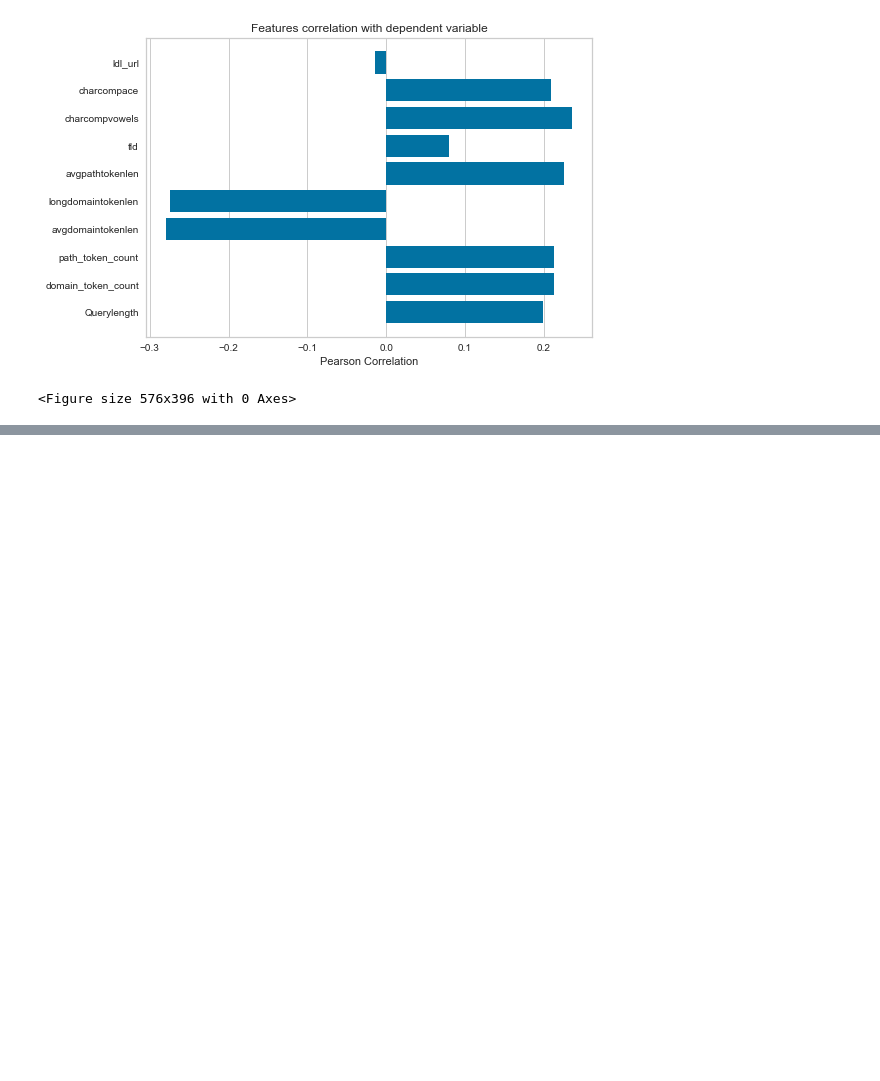
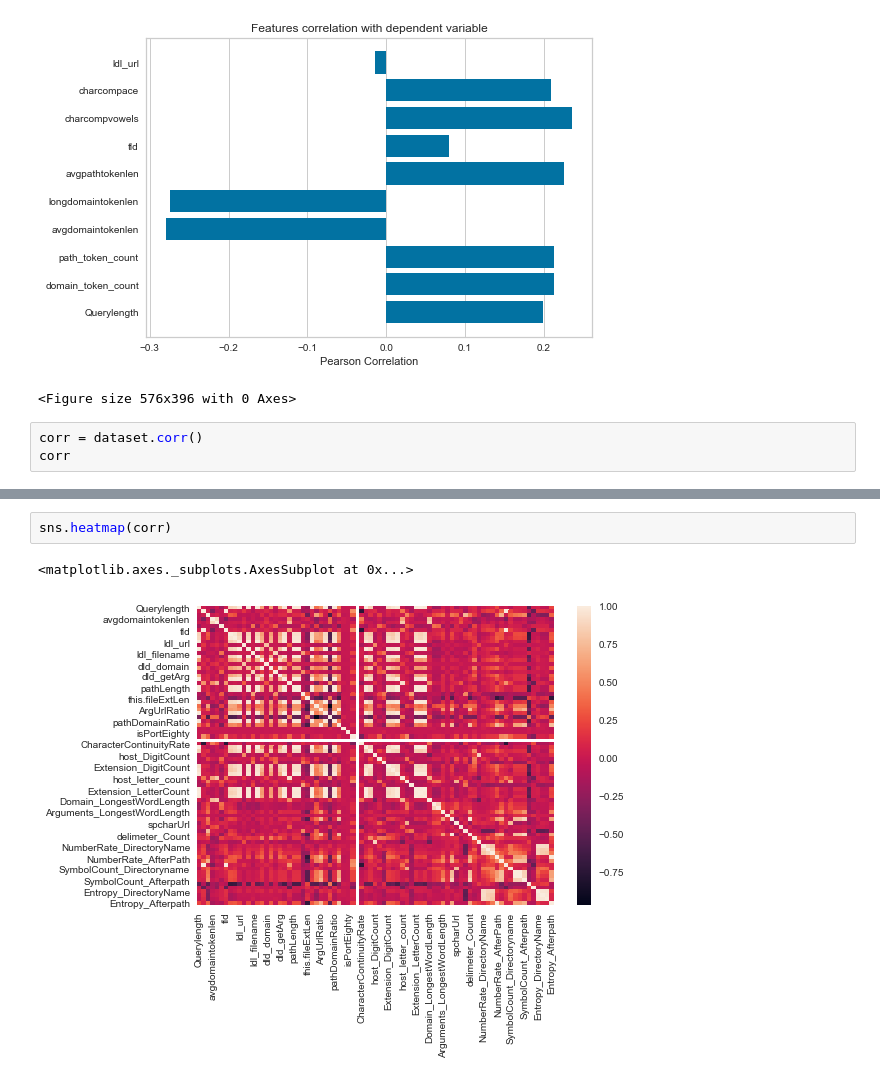
Before and after one commit to thalevi/maliciousURLproject, a Jupyter notebook: PCA_with_RandomForest/Feature_Correlation.ipynb, the cells around one changed output, grey strips where cells are left out. Cells and saved outputs as stored; diff of their text form; blank space fills up the shorter version.

```diff
--- a/PCA_with_RandomForest/Feature_Correlation.ipynb
+++ b/PCA_with_RandomForest/Feature_Correlation.ipynb
@@ -66,3 +94,6 @@ plt.tight_layout()
 # %% [output]
 [figure]
 <Figure size 576x396 with 0 Axes>
+# %%
+corr = dataset.corr()
+corr
@@ -68,0 +114,5 @@ plt.tight_layout()
+# %%
+sns.heatmap(corr)
+# %% [output]
+<matplotlib.axes._subplots.AxesSubplot at 0x...>
+[figure, added]
```
Also changed, not shown: parts of 13 cells of this notebook, 4 other files.
